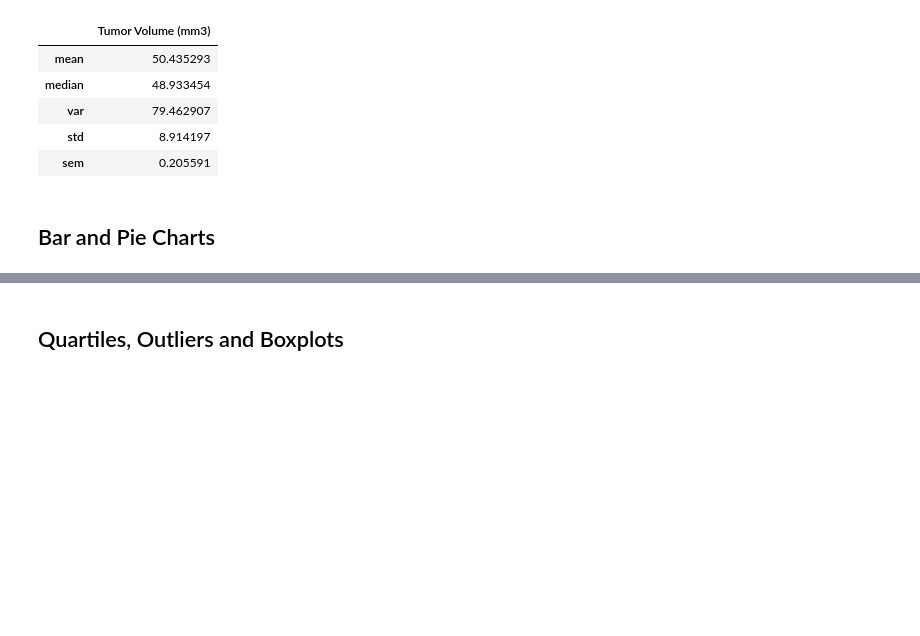
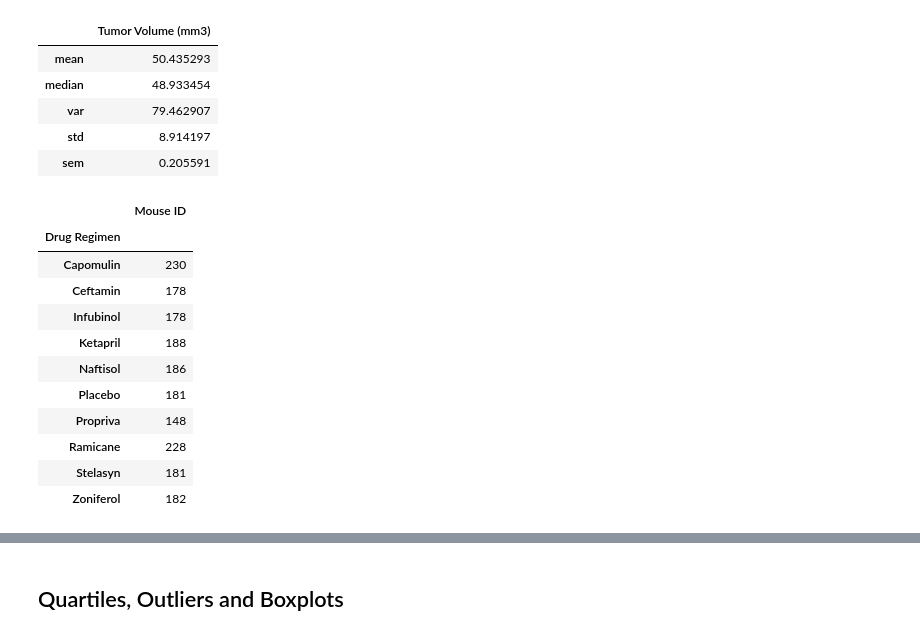
Before and after one commit to JMazick/matplotlib-challenge, a Jupyter notebook: Pymaceuticals/pymaceuticals_starter.ipynb, the cells around one changed output, grey strips where cells are left out. Cells and saved outputs as stored; diff of their text form; code cells hidden in the pictures; blank space fills up the shorter version.

```diff
--- a/Pymaceuticals/pymaceuticals_starter.ipynb
+++ b/Pymaceuticals/pymaceuticals_starter.ipynb
@@ -172,5 +179,21 @@ cleaner_df.agg({'Tumor Volume (mm3)': ['mean', 'median', 'var', 'std', 'sem']})
 | var | 79.462907 |
 | std | 8.914197 |
 | sem | 0.205591 |
-# %% [markdown]
-## Bar and Pie Charts
+# %%
+x_axis=np.arange(drugs)
+tick_mice=[value for value in x_axis]
+mice_drug=cleaner_df[["Mouse ID", "Drug Regimen"]].groupby("Drug Regimen").count()
+mice_drug
+# %% [output]
+|  | Mouse ID |
+| Drug Regimen |  |
+| Capomulin | 230 |
+| Ceftamin | 178 |
+| Infubinol | 178 |
+| Ketapril | 188 |
+| Naftisol | 186 |
+| Placebo | 181 |
+| Propriva | 148 |
+| Ramicane | 228 |
+| Stelasyn | 181 |
+| Zoniferol | 182 |
```
Also changed, not shown: parts of 6 cells of this notebook.
